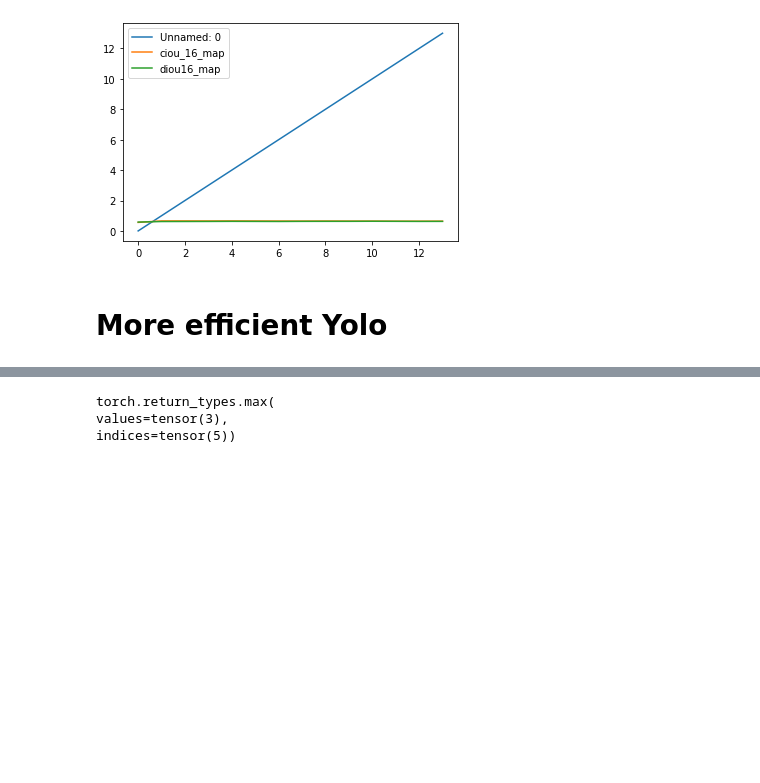
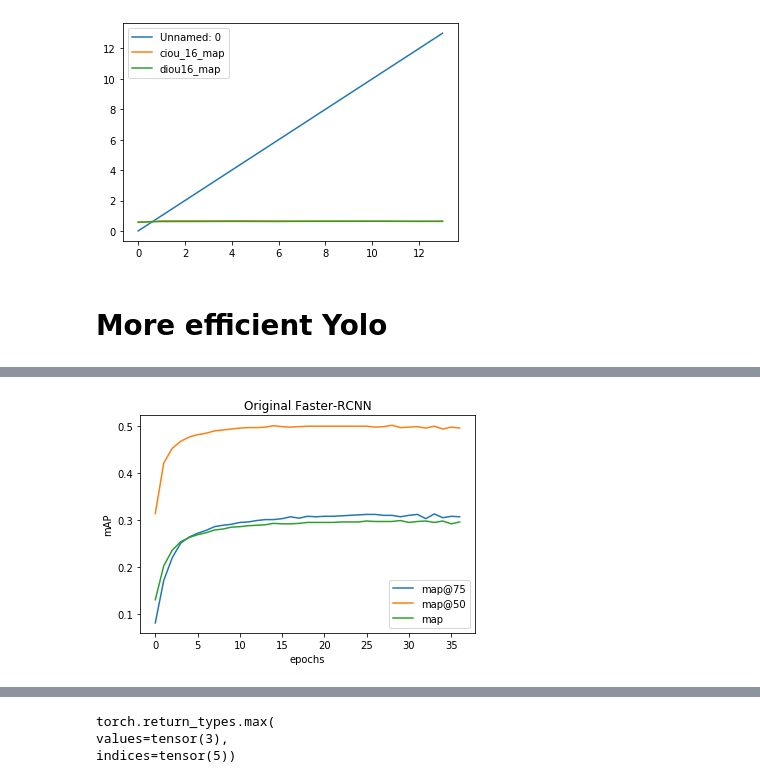
Before and after one commit to kostas1515/yolo_on_coco, a Jupyter notebook: coco.ipynb, the cells around one changed output, grey strips where cells are left out. Saved outputs shown, nothing was run; the diff lists cells and outputs as text; code cells hidden in the pictures; blank space fills up the shorter version.

```diff
--- a/coco.ipynb
+++ b/coco.ipynb
@@ -1377,0 +1442,19 @@ tensor([False,  True, False, False, False,  True, False, False, False],
+# %%
+import matplotlib.pyplot as plt
+import numpy as np
+
+
+mAP=[0.131,0.203,0.236,0.254,0.263,0.269,0.273,0.279,0.281,0.285,0.286,0.288,0.289,0.290,0.293,0.292,0.292,0.293,0.295,0.295,0.295,0.295,0.296,0.296,0.296,0.298,0.297,0.297,0.297,0.299,0.295,0.297,0.298,0.295,0.298,0.292,0.296]
+map50=[0.314,0.421,0.452,0.467,0.476,0.481,0.484,0.489,0.491,0.493,0.495,0.496,0.496,0.497,0.500,0.498,0.497,0.498,0.499,0.499,0.499,0.499,0.499,0.499,0.499,0.499,0.497,0.498,0.501,0.496,0.497,0.498,0.495,0.499,0.493,0.497,0.495]
+map75=[0.082,0.172,0.220,0.251,0.264,0.272,0.278,0.286,0.289,0.291,0.295,0.296,0.299,0.301,0.301,0.303,0.307,0.304,0.308,0.307,0.308,0.308,0.309,0.310,0.311,0.312,0.312,0.310,0.310,0.307,0.310,0.312,0.303,0.313,0.305,0.308,0.307]
+epochs=np.arange(len(mAP))
+plt.title('Original Faster-RCNN')
+plt.plot(epochs,map75,map50)
+plt.plot(epochs,mAP)
+plt.legend(['map@75','map@50','map'])
+plt.xlabel('epochs')
+plt.ylabel('mAP')
+# plt.show()
+plt.savefig('vanilla_faster_rcnn')
+# %% [output]
+[figure, added]
```
Also changed, not shown: parts of 30 cells of this notebook, 6 other files.
